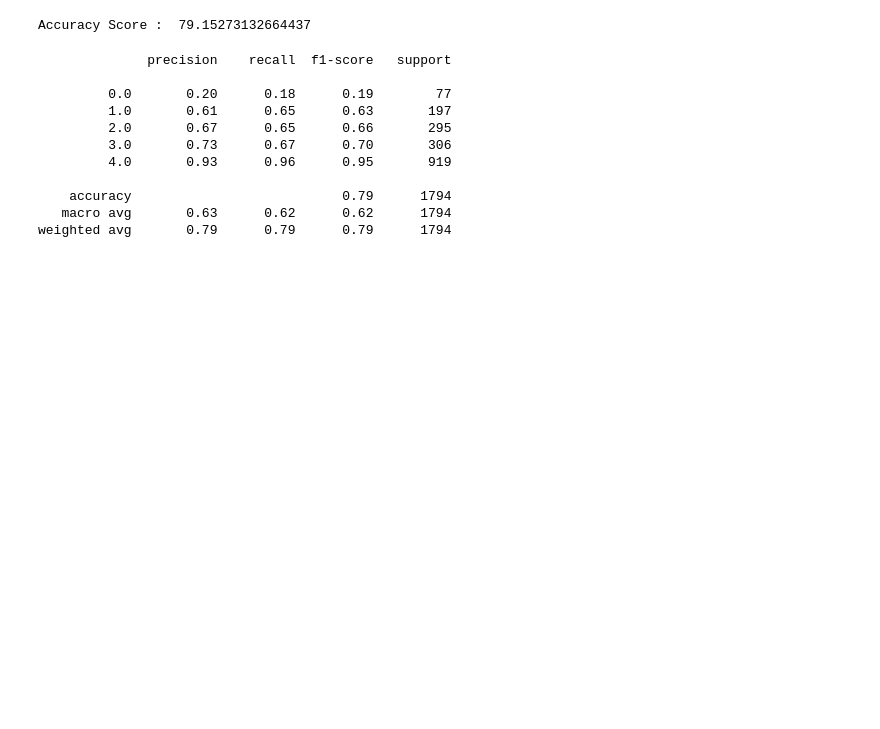
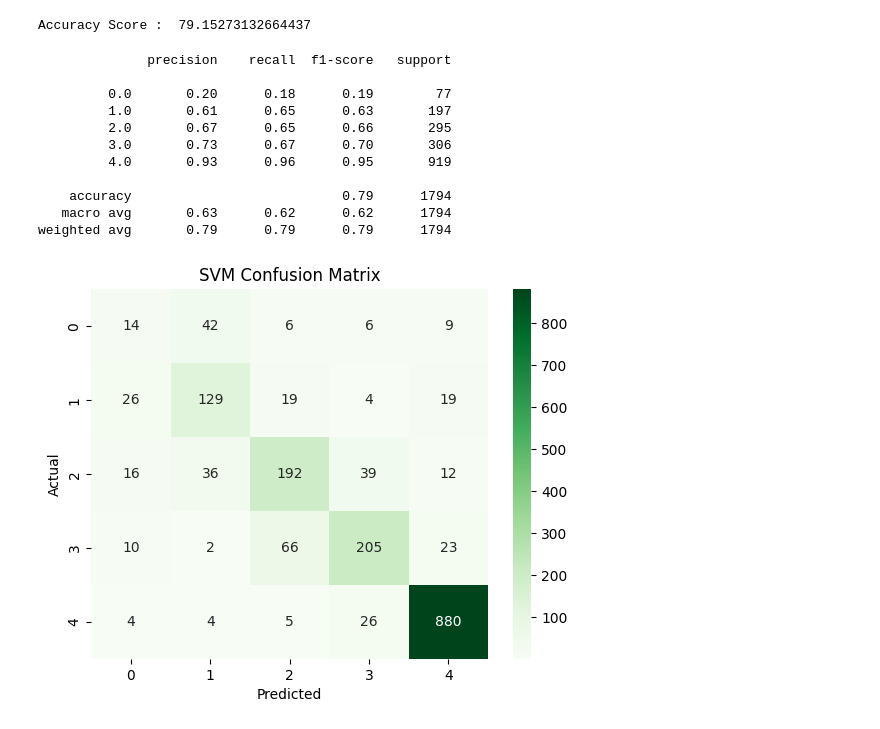
Before and after one commit to samifahim07/EduIntel-Intelligent-Student-Performance-Analytics, a Jupyter notebook: student_performance.ipynb, the cells around one changed output. Saved outputs shown, nothing was run; the diff lists cells and outputs as text; code cells hidden in the pictures; blank space fills up the shorter version.

```diff
--- a/student_performance.ipynb
+++ b/student_performance.ipynb
@@ -433,3 +433,13 @@ print(cr)
     accuracy                           0.79      1794
    macro avg       0.63      0.62      0.62      1794
 weighted avg       0.79      0.79      0.79      1794
+# %%
+# Confusion Matrix
+cm = confusion_matrix(ytest, y_pred_svm)
+sns.heatmap(cm, annot=True, cmap='Greens', fmt='d')
+plt.xlabel("Predicted")
+plt.ylabel("Actual")
+plt.title("SVM Confusion Matrix")
+plt.show()
+# %% [output]
+[figure, added]
```
